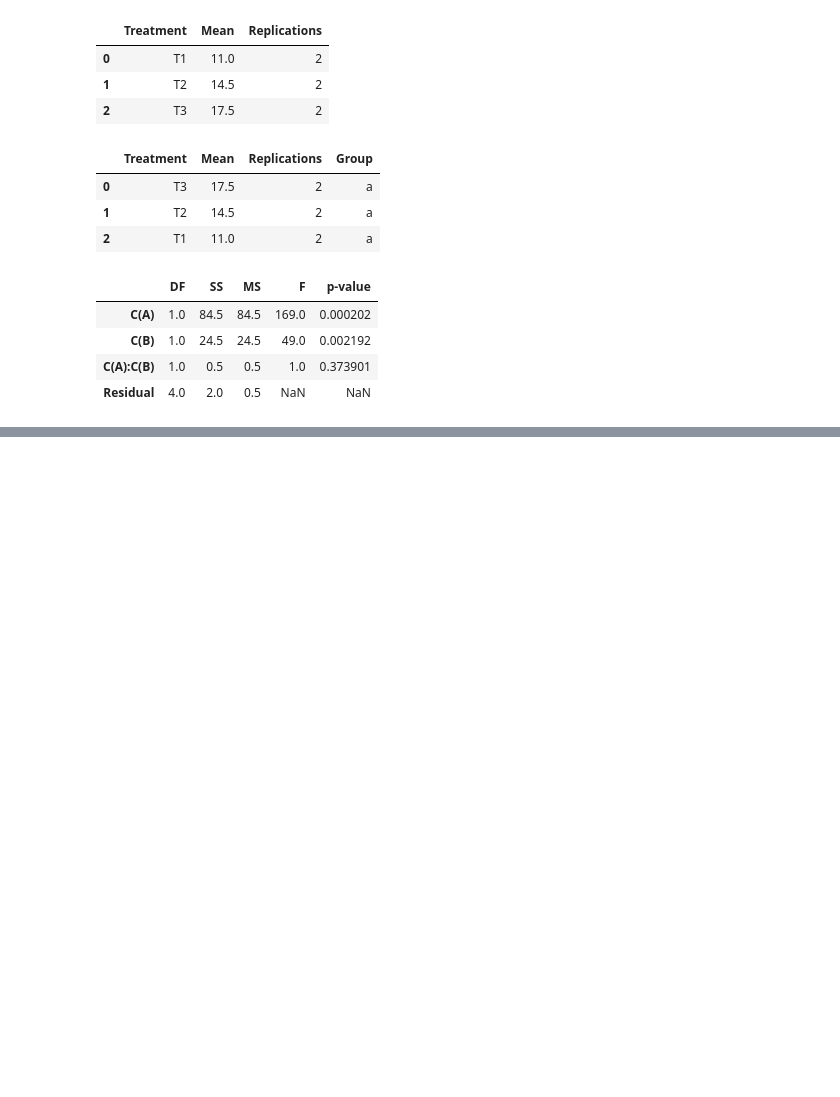
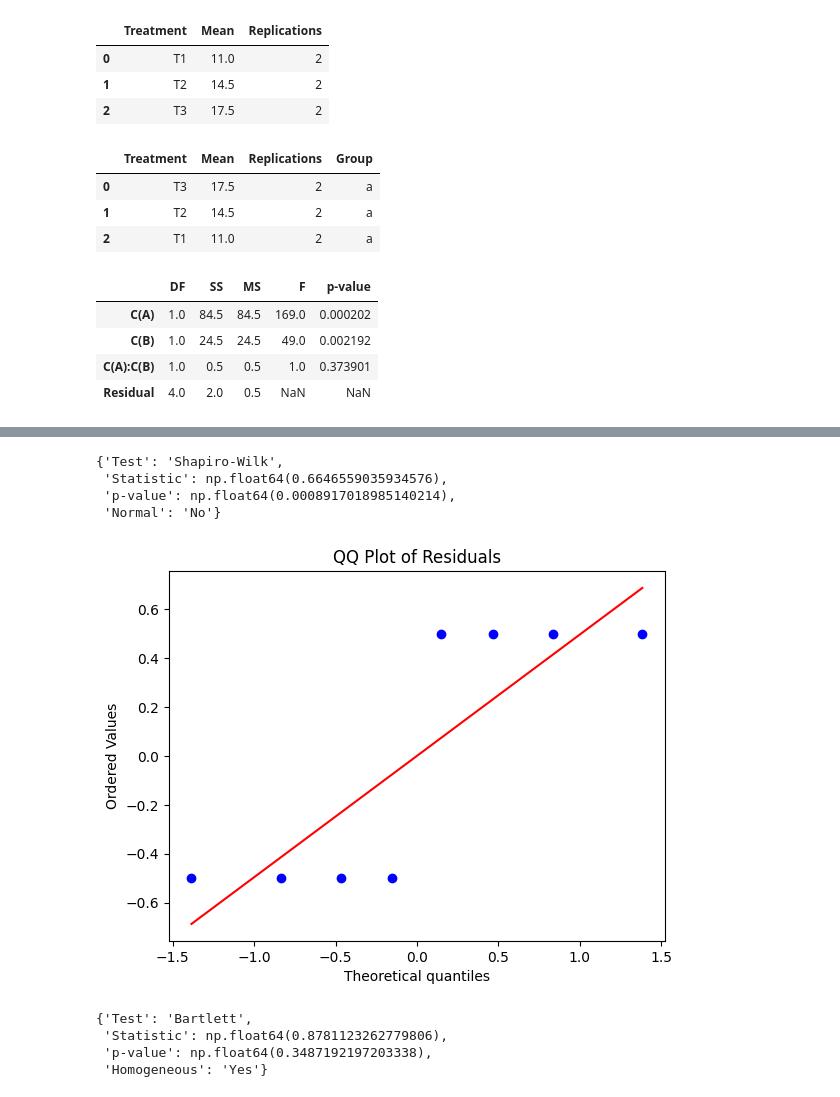
Before and after one commit to DeepStatistix/AgroDesign, a Jupyter notebook: examples/test_anova.ipynb, the cells around one changed output, grey strips where cells are left out. Cells and saved outputs as stored; diff of their text form; code cells hidden in the pictures; blank space fills up the shorter version.

```diff
--- a/examples/test_anova.ipynb
+++ b/examples/test_anova.ipynb
@@ -95,0 +98,23 @@ AttributeError: 'Anova' object has no attribute 'factorial_means'
+# %%
+from agrodesign.analysis.assumptions import Assumptions
+
+assump = Assumptions(aov)
+
+# Normality
+assump.shapiro_test()
+# %% [output]
+{'Test': 'Shapiro-Wilk',
+ 'Statistic': np.float64(0.6646559035934576),
+ 'p-value': np.float64(0.0008917018985140214),
+ 'Normal': 'No'}
+# %%
+assump.qq_plot()
+# %% [output]
+[figure, added]
+# %%
+assump.bartlett_test("A")
+# %% [output]
+{'Test': 'Bartlett',
+ 'Statistic': np.float64(0.8781123262779806),
+ 'p-value': np.float64(0.3487192197203338),
+ 'Homogeneous': 'Yes'}
```
Also changed, not shown: parts of 5 cells of this notebook, 12 other files.
